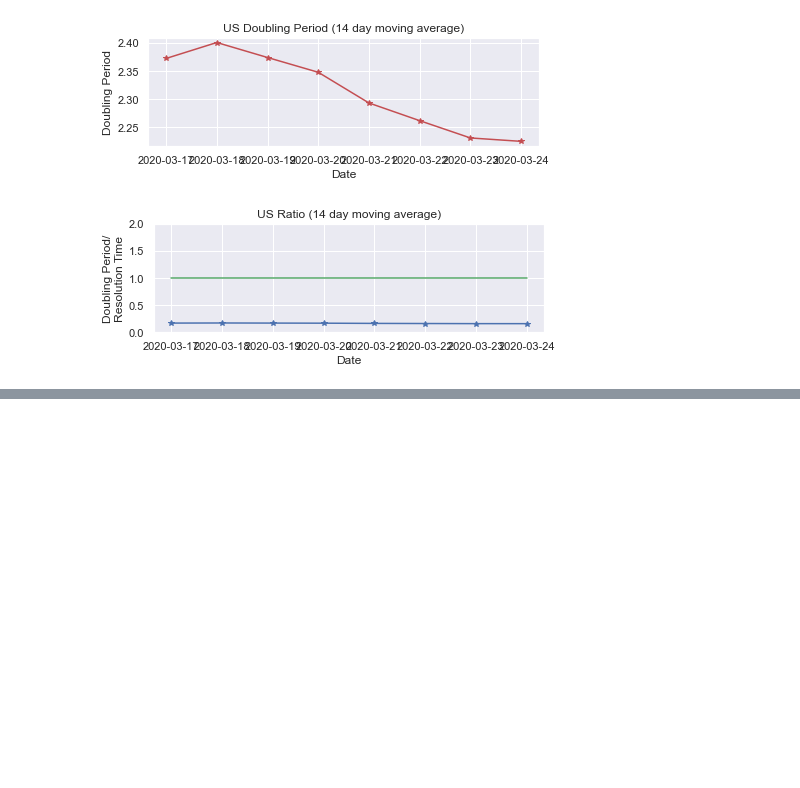
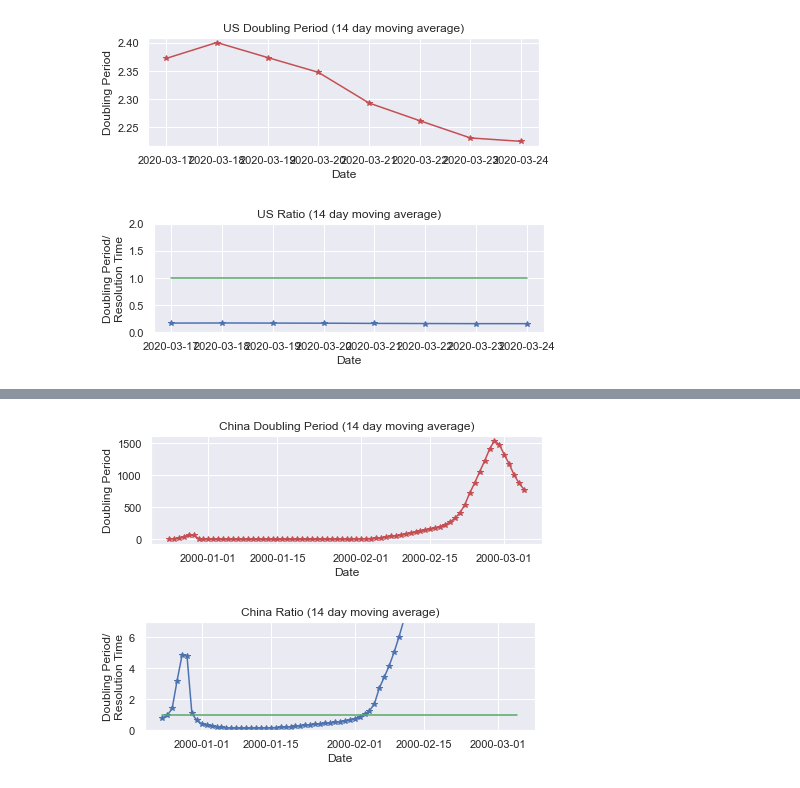
Before and after one commit to DrSkippy/2020covid19, a Jupyter notebook: comparisons.ipynb, the cells around one changed output, grey strips where cells are left out. Cells and saved outputs as stored; diff of their text form; code cells hidden in the pictures; blank space fills up the shorter version.

```diff
--- a/comparisons.ipynb
+++ b/comparisons.ipynb
@@ -281,0 +302,3 @@ plt.show()
+# %%
+dfw, wsl = get_world_dataset_df_from_file()
+dfw.head()
@@ -281,0 +312,34 @@ plt.show()
+# %%
+dfq, _ = get_state_df(dfw, "CHN")
+window_size = 14 # days
+resolution_time = 14 # days
+start_date, end_date = dfq.date.min(), dfq.date.max()
+delta_t = pd.Timedelta(days=1)
+days = int((end_date - start_date).days)
+dtv = []
+dtt = []
+for i in range(days-window_size+2):
+    sdt = start_date + i * delta_t
+    edt = sdt + window_size * delta_t
+    _df = dfq.loc[(dfq.date >= sdt) & (dfq.date < edt)].copy()
+    dfa, dt, lud = get_state_doubling_df(_df, "*", use_last_n_days=window_size)
+    dtv.append(dt)
+    dtt.append(_df.date.values[-1])
+plt.figure(figsize=[7,2])
+plt.plot(dtt, dtv, "*r-")
+plt.title("China Doubling Period ({} day moving average)".format(window_size))
+plt.ylabel("Doubling Period")
+plt.xlabel("Date")
+plt.show()
+# by ratio
+plt.figure(figsize=[7,2])
+plt.plot(dtt, np.array(dtv)/resolution_time, "*b-")
+plt.plot(dtt, np.ones(len(dtt)), "g")
+plt.title("China Ratio ({} day moving average)".format(window_size))
+plt.ylim((0,7))
+plt.ylabel("Doubling Period/\nResolution Time")
+plt.xlabel("Date")
+plt.show()
+# %% [output]
+[figure, added]
+[figure, added]
```
Also changed, not shown: parts of 16 cells of this notebook, 2 other files.
